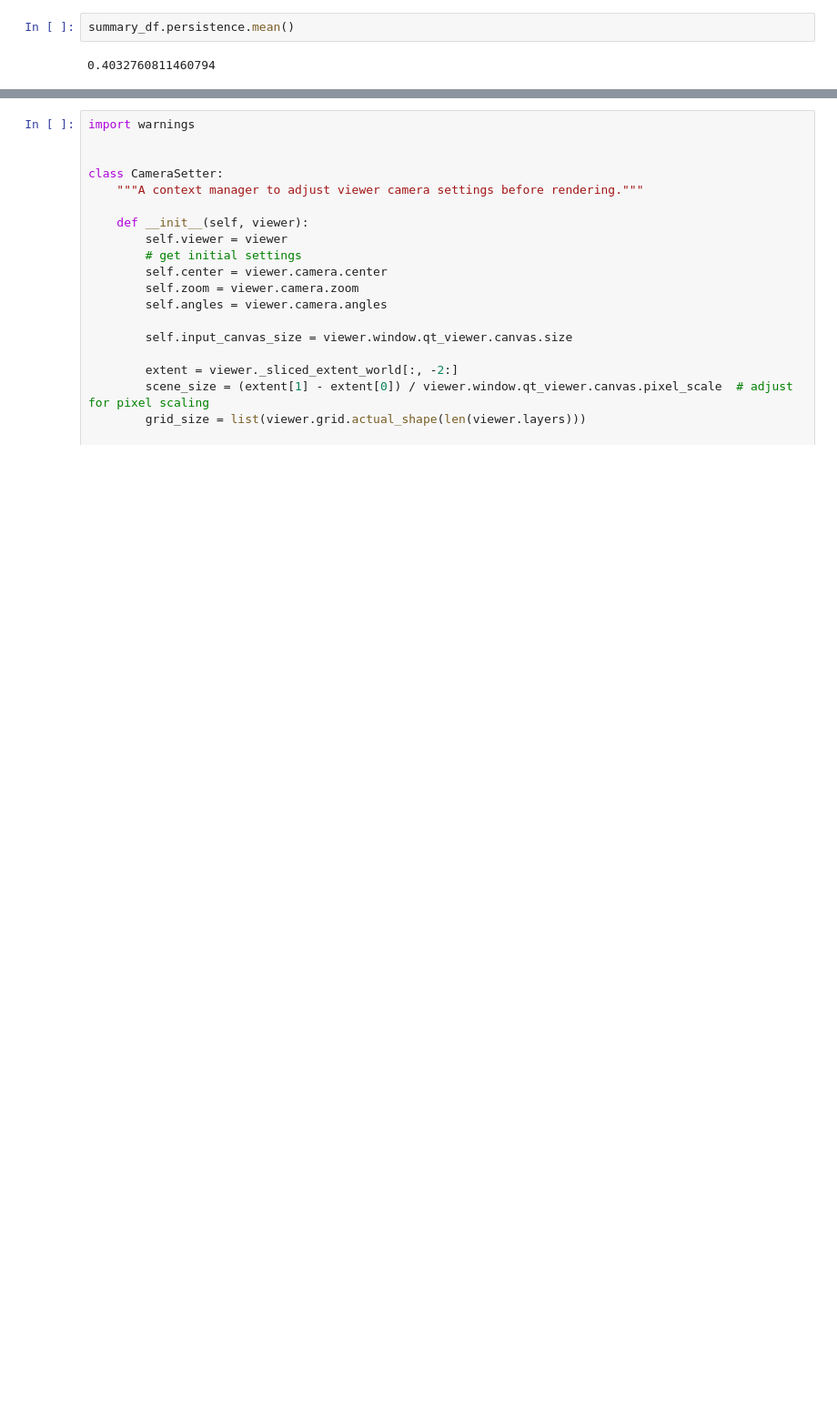
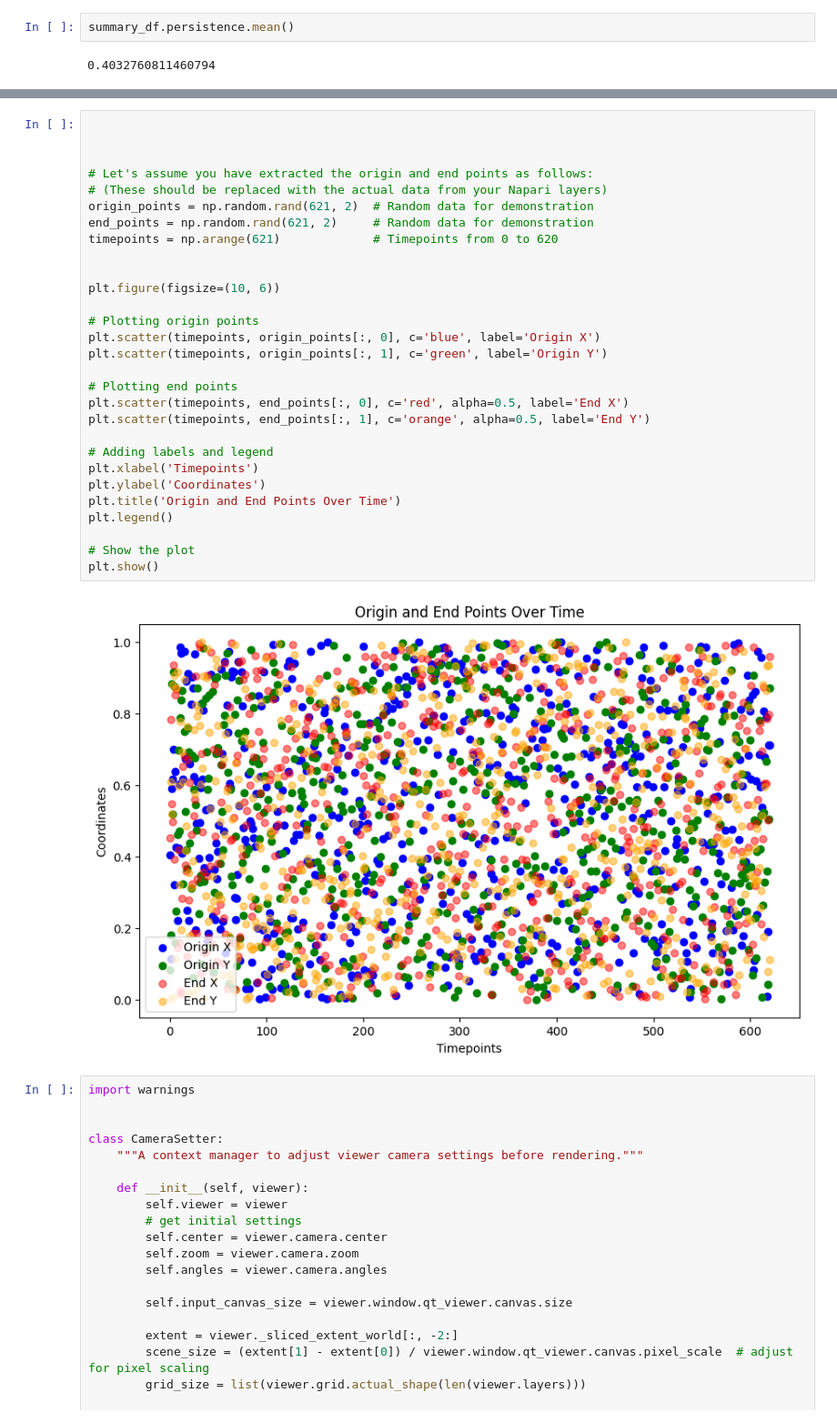
Before and after one commit to leaBroe/arcospx_analysis_quantification_correlation, a Jupyter notebook: arcospx_analysis_nb_finished.ipynb, the cells around one changed output, grey strips where cells are left out. Shown at 91% size. Cells and saved outputs as stored; diff of their text form; blank space fills up the shorter version.

```diff
--- a/arcospx_analysis_nb_finished.ipynb
+++ b/arcospx_analysis_nb_finished.ipynb
@@ -626,3 +656,34 @@ viewer.add_points(
+# %%
+
+
+
+# Let's assume you have extracted the origin and end points as follows:
+# (These should be replaced with the actual data from your Napari layers)
+origin_points = np.random.rand(621, 2)  # Random data for demonstration
+end_points = np.random.rand(621, 2)     # Random data for demonstration
+timepoints = np.arange(621)             # Timepoints from 0 to 620
+
+
+plt.figure(figsize=(10, 6))
+
+# Plotting origin points
+plt.scatter(timepoints, origin_points[:, 0], c='blue', label='Origin X')
+plt.scatter(timepoints, origin_points[:, 1], c='green', label='Origin Y')
+
+# Plotting end points
+plt.scatter(timepoints, end_points[:, 0], c='red', alpha=0.5, label='End X')
+plt.scatter(timepoints, end_points[:, 1], c='orange', alpha=0.5, label='End Y')
+
+# Adding labels and legend
+plt.xlabel('Timepoints')
+plt.ylabel('Coordinates')
+plt.title('Origin and End Points Over Time')
+plt.legend()
+
+# Show the plot
+plt.show()
+# %% [output]
+[figure, added]
 # %%
 import warnings
 
```
Also changed, not shown: parts of 11 cells of this notebook.
